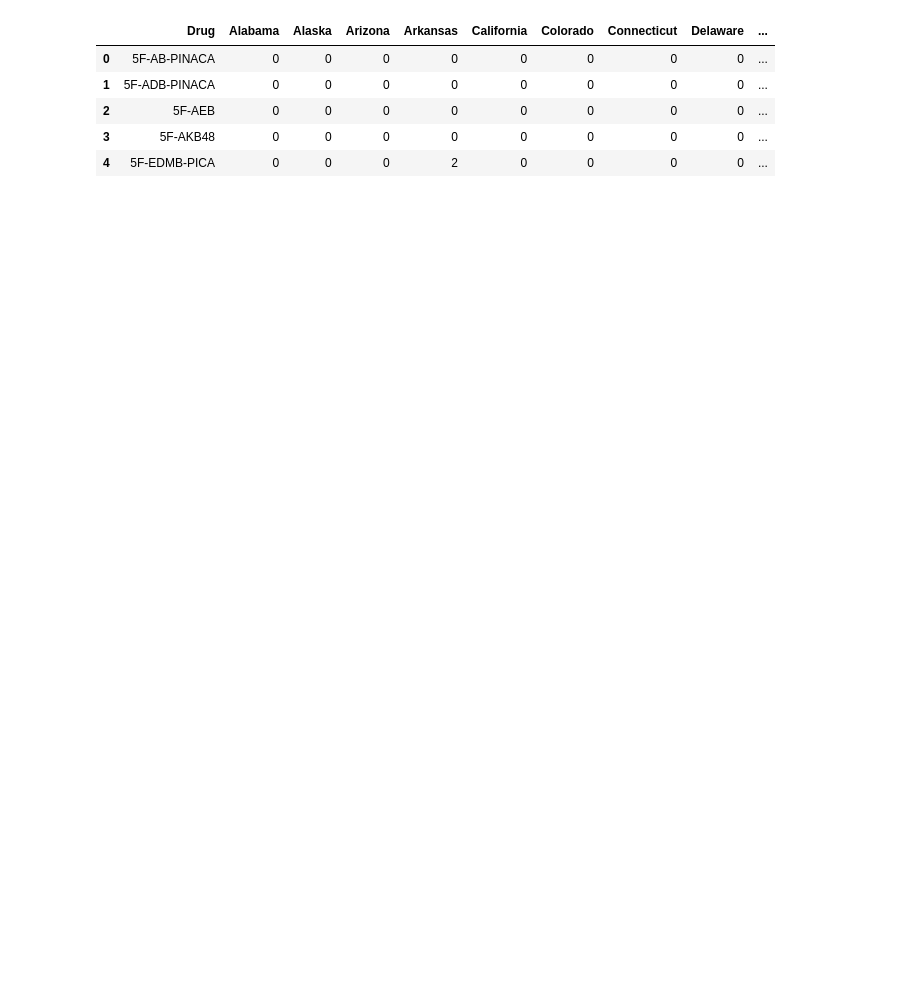
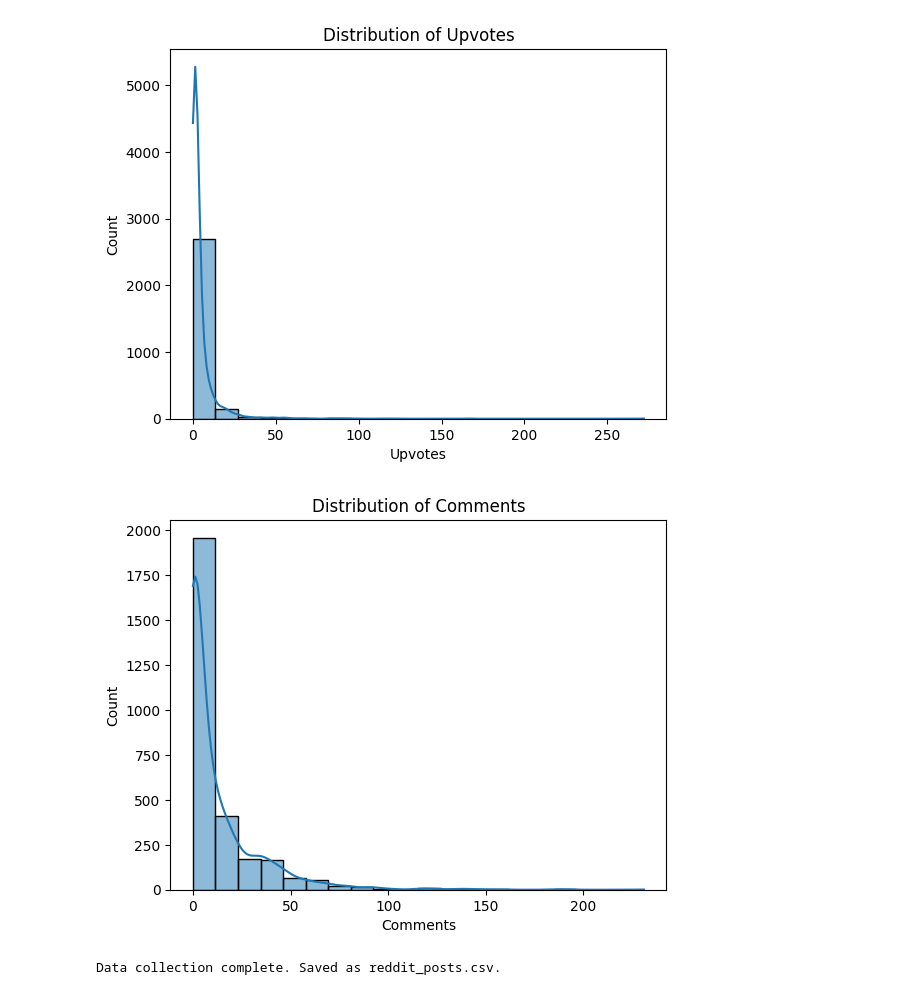
Before and after one commit to nidhi0805/Personal-Drug-Overdose-Harm-Reduction, a Jupyter notebook: Notebooks/Data Exploration.ipynb, the cells around one changed output. Cells and saved outputs as stored; diff of their text form; code cells hidden in the pictures; blank space fills up the shorter version.

Commit message:
Cleaning

```diff
--- a/Notebooks/Data Exploration.ipynb
+++ b/Notebooks/Data Exploration.ipynb
@@ -11,7 +32,3 @@ Note: you may need to restart the kernel to use updated packages.
 # %%
-# Define the path to the dataset
-dataset_path = os.path.join('..','dataset', 'nationwide-drugs-fy22-fy25-dec.csv')  # Update 'my_data.csv' with your dataset's filename
-
-# Load the dataset into a Pandas DataFrame
-drug_seizure = pd.read_csv(dataset_path)  # Use pd.read_excel for Excel files or other appropriate methods
-print(drug_seizure.head())  # Display the first 5 rows of the dataset
+df=pd.read_csv("../Redditposts.csv",skiprows=3)
+df=df.drop(columns='Unnamed: 6')
@@ -126,24 +103,47 @@ Sheet 'NFLIS Synth Cannabinoids 2022' loaded successfully!
 # %%
-Toxicology.head()
-file_path = '/Users/nidhipatel/Desktop/Classes/Winter25/Experiential Learning/Individual XN-Repo/Drug-Overdose-Harm-Reduction/Toxicology_2022.csv'  # Replace with your desired file path
-Toxicology.to_csv(file_path, index=False)
+import matplotlib.pyplot as plt
+import seaborn as sns
+
+# Upvotes distribution
+sns.histplot(df['Upvotes'], bins=20, kde=True)
+plt.title('Distribution of Upvotes')
+plt.show()
+
+# Comments distribution
+sns.histplot(df['Comments'], bins=20, kde=True)
+plt.title('Distribution of Comments')
+plt.show()
+# %% [output]
+[figure, added]
+[figure, added]
 # %%
-# Set the second row as the header
-Toxicology.columns = Toxicology.iloc[1]  # Row 1 contains the actual headers
-Toxicology = Toxicology[2:]  # Drop the first two rows (rows 0 and 1)
+import praw
+import pandas as pd
 
-# Reset the index
-Toxicology = Toxicology.reset_index(drop=True)
+# Initialize the Reddit API
+reddit = praw.Reddit(
+    client_id='q9B_ymm5vW_3Fb-0pm-r9w',
+    client_secret='dF8iPqxbABZ_5QPGqTrTc2Qtc9cRyg',
+    user_agent='myredditscript'
+)
 
-# Rename columns if necessary
-Toxicology.columns.name = None  # Remove the columns' name attribute if it exists
-Toxicology.columns = Toxicology.columns.str.strip()  # Clean up any extra spaces in column names
+# Define subreddits and parameters
+subreddits = ["opiates", "drugs", "harmreduction","AmericanDrugEpidemic"]
+posts = []
 
-Toxicology.head()
+for subreddit in subreddits:
+    for post in reddit.subreddit(subreddit).hot(limit=10000):  # Collect top 100 posts
+        posts.append({
+            "Title": post.title,
+            "Text": post.selftext,
+            "Upvotes": post.score,
+            "Comments": post.num_comments,
+            "Created At": pd.to_datetime(post.created_utc, unit='s')
+        })
+
+# Convert to DataFrame
+df = pd.DataFrame(posts)
+df.to_csv("reddit_posts.csv", index=False)
+print("Data collection complete. Saved as reddit_posts.csv.")
 # %% [output]
-|  | Drug | Alabama | Alaska | Arizona | Arkansas | California | Colorado | Connecticut | Delaware | ... |
-| 0 | 5F-AB-PINACA | 0 | 0 | 0 | 0 | 0 | 0 | 0 | 0 | ... |
-| 1 | 5F-ADB-PINACA | 0 | 0 | 0 | 0 | 0 | 0 | 0 | 0 | ... |
-| 2 | 5F-AEB | 0 | 0 | 0 | 0 | 0 | 0 | 0 | 0 | ... |
-| 3 | 5F-AKB48 | 0 | 0 | 0 | 0 | 0 | 0 | 0 | 0 | ... |
-| 4 | 5F-EDMB-PICA | 0 | 0 | 0 | 2 | 0 | 0 | 0 | 0 | ... |
+Data collection complete. Saved as reddit_posts.csv.
```
Also changed, not shown: parts of 20 cells of this notebook, 11 other files.
